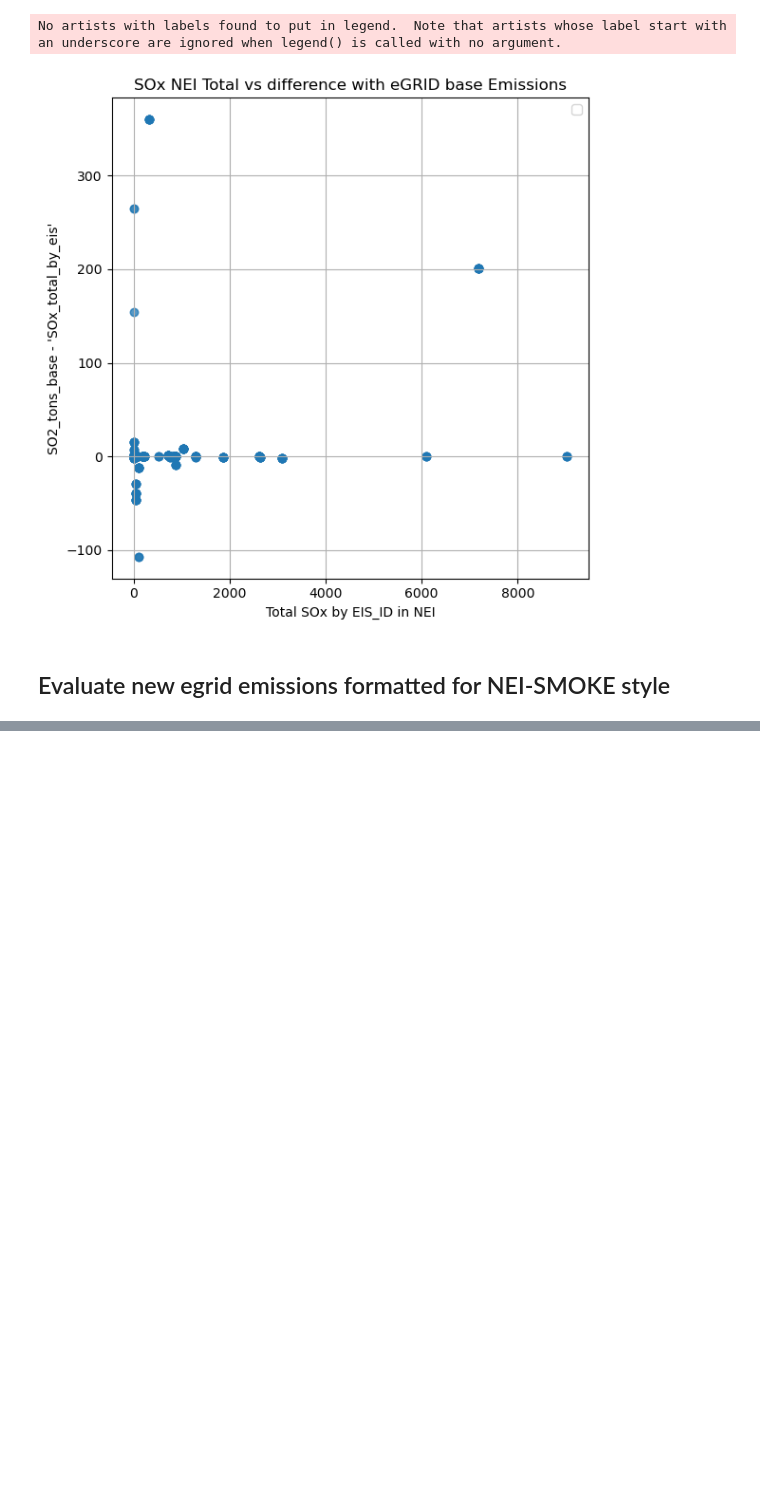
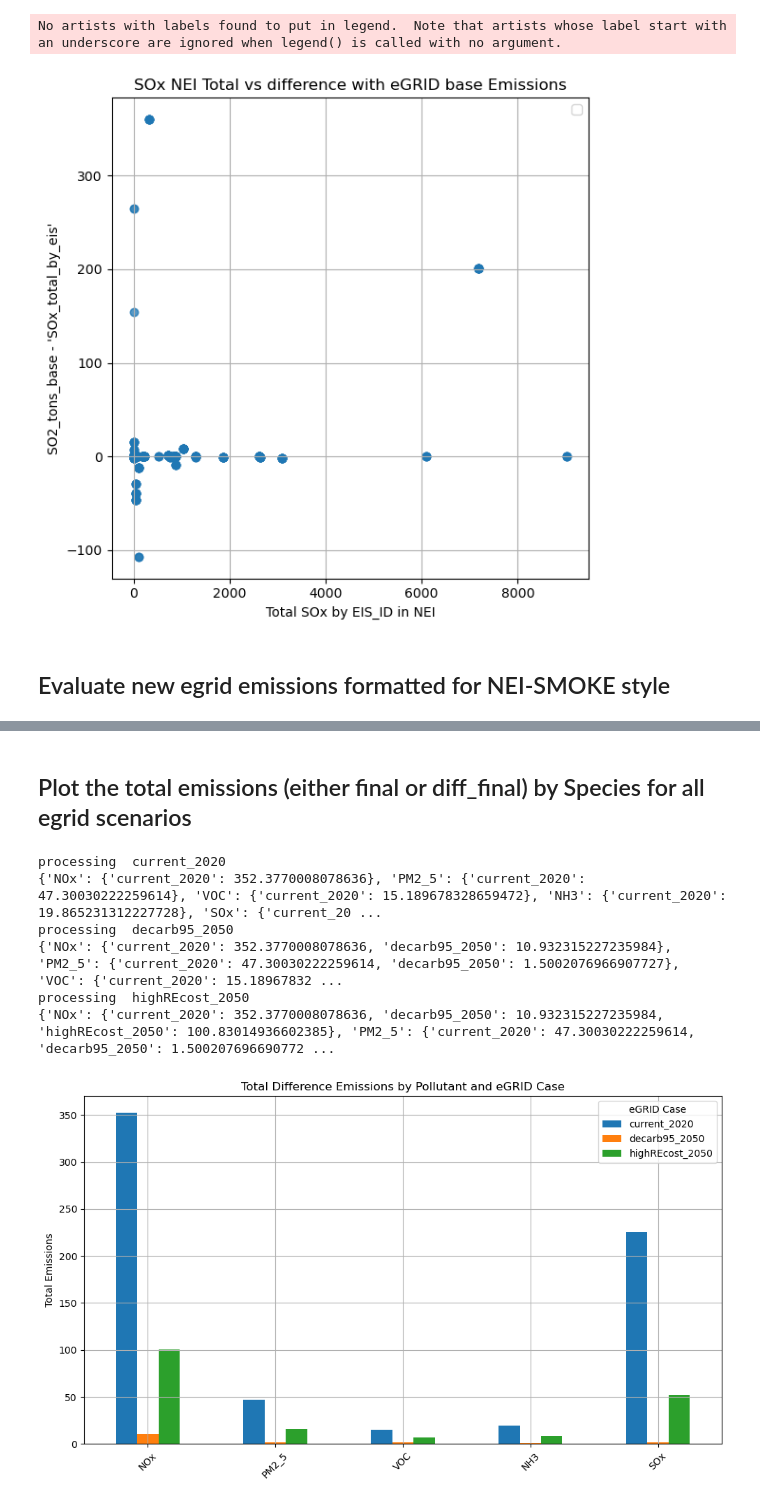
Before and after one commit to CarbonSolutions/LOCAETA_AQ, a Jupyter notebook: notebooks/eGRID_to_NEI_SMOKE_emissions.ipynb, the cells around one changed output, grey strips where cells are left out. Drawn from its saved outputs; the diff is of its cells as text; code cells hidden in the pictures; blank space fills up the shorter version.

```diff
--- a/notebooks/eGRID_to_NEI_SMOKE_emissions.ipynb
+++ b/notebooks/eGRID_to_NEI_SMOKE_emissions.ipynb
@@ -441,3 +474,64 @@ No artists with labels found to put in legend.  Note that artists whose label st
 [figure]
 No artists with labels found to put in legend.  Note that artists whose label start with an underscore are ignored when legend() is called with no argument.
 ... (21 outputs left out)
+# %% [markdown]
+## Plot the total emissions (either final or diff_final) by Species for all egrid scenarios
+# %%
+import pandas as pd
+import matplotlib.pyplot as plt
+import os
+
+# Dictionary to store total emissions
+egrid_sum = {}
+
+# Column mapping between NEI and eGRID
+pollutant_diff_map = {
+    'NOx': 'NOx_tons_dif_final',
+    'PM2_5': 'PM2.5_tons_dif_final',
+    'VOC': 'VOC_tons_dif_final',
+    'NH3': 'NH3_tons_dif_final',
+    'SOx': 'SO2_tons_dif_final'
+}
+
+# Column mapping between NEI and eGRID
+pollutant_final_map = {
+    'NOx': 'NOx_tons_final',
+    'PM2_5': 'PM2.5_tons_final',
+    'VOC': 'VOC_tons_final',
+    'NH3': 'NH3_tons_final',
+    'SOx': 'SO2_tons_final'
+}
+
+pollutant_map = pollutant_diff_map
+
+for egrid_name in egrids_list:
+    print ("processing ", egrid_name)
+    original_egrid_file = os.path.join(egrid_dir_path, f'ProjectX_{egrid_name}.csv')
+    original_egrid = pd.read_csv(original_egrid_file)
+
+    # Store totals per pollutant
+    for nei, egrid in pollutant_map.items():
+        egrid_sum.setdefault(nei, {})[egrid_name] = original_egrid[egrid].sum()
+
+    print(egrid_sum)
+
+# Convert to DataFrame: rows = pollutant, columns = egrid cases
+emissions_df = pd.DataFrame(egrid_sum).T  # Transpose so pollutants are rows
+
+# Plotting
+ax = emissions_df.plot(kind='bar', figsize=(10, 6))
+ax.set_ylabel("Total Emissions")
+ax.set_title("Total Difference Emissions by Pollutant and eGRID Case")
+plt.xticks(rotation=45)
+plt.tight_layout()
+plt.legend(title="eGRID Case")
+plt.grid(True)
+plt.show()
+# %% [output]
+processing  current_2020
+{'NOx': {'current_2020': 352.3770008078636}, 'PM2_5': {'current_2020': 47.30030222259614}, 'VOC': {'current_2020': 15.189678328659472}, 'NH3': {'current_2020': 19.865231312227728}, 'SOx': {'current_20 ...
+processing  decarb95_2050
+{'NOx': {'current_2020': 352.3770008078636, 'decarb95_2050': 10.932315227235984}, 'PM2_5': {'current_2020': 47.30030222259614, 'decarb95_2050': 1.5002076966907727}, 'VOC': {'current_2020': 15.18967832 ...
+processing  highREcost_2050
+{'NOx': {'current_2020': 352.3770008078636, 'decarb95_2050': 10.932315227235984, 'highREcost_2050': 100.83014936602385}, 'PM2_5': {'current_2020': 47.30030222259614, 'decarb95_2050': 1.500207696690772 ...
+[figure, added]
```
Also changed, not shown: parts of 3 cells of this notebook.
